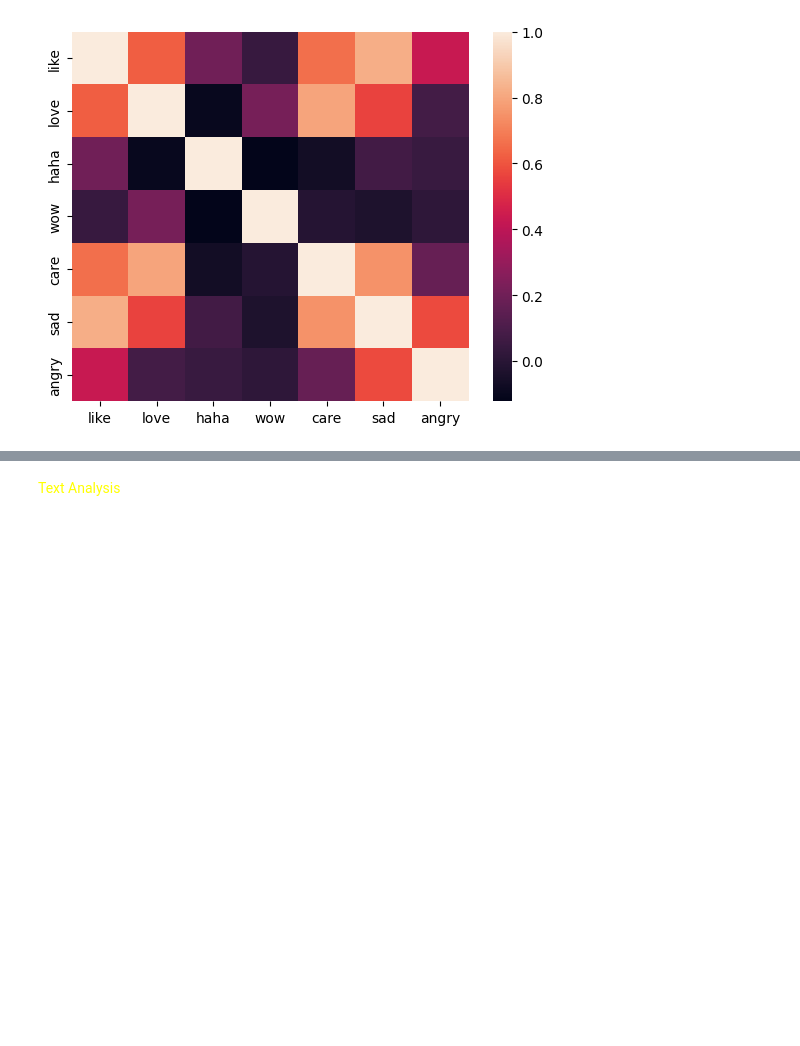
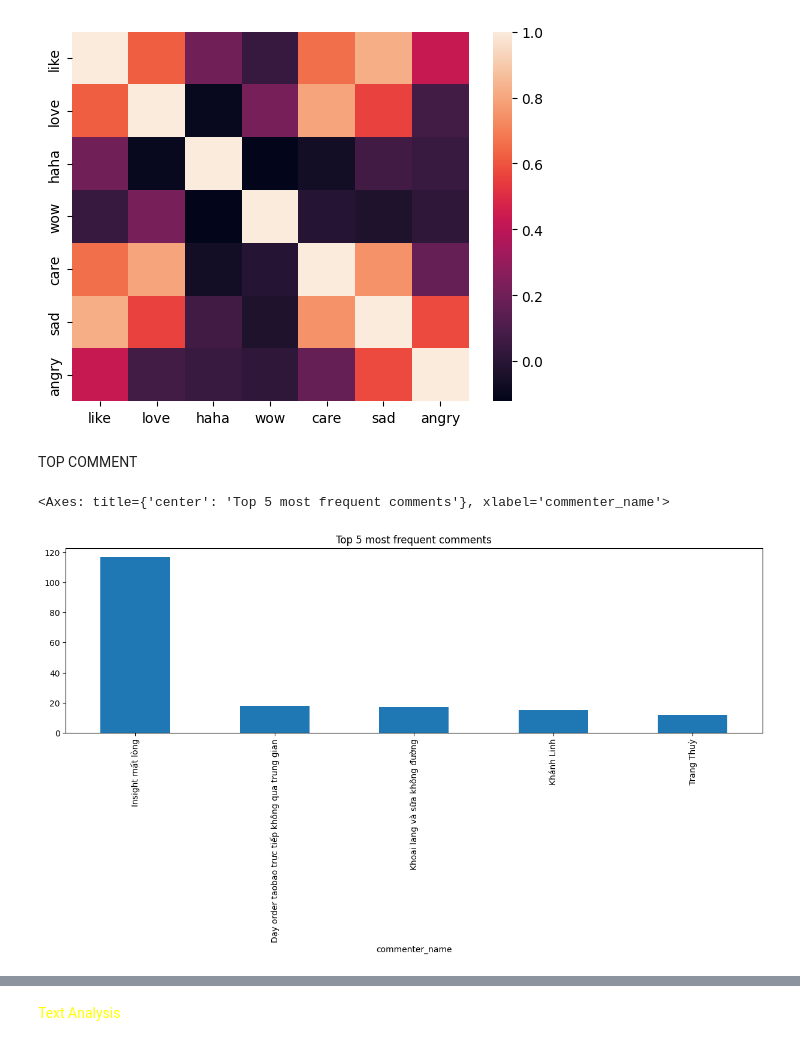
Before and after one commit to nguyenduchuyiu/facebook_analysis, a Jupyter notebook: Analyze_Data.ipynb, the cells around one changed output, grey strips where cells are left out. Cells and saved outputs as stored; diff of their text form; code cells hidden in the pictures; blank space fills up the shorter version.

```diff
--- a/Analyze_Data.ipynb
+++ b/Analyze_Data.ipynb
@@ -53,13 +53,3 @@ pd.concat([df, df['hour']], axis=1)
 | 98 | 696933902531082 | Giờ chỉ muốn hỏi tí là 8 mùa lá r... | NaN | 2023-11-16 20:30:41 | 1700141441 | https://scontent.fhan14-4.fna.fbc... | NaN | NaN | 60 | 14 | ... |
 | 99 | 696841339207005 | Tóm tắt các tập Harry Potter tron... | NaN | 2023-11-16 17:46:16 | 1700131576 | https://scontent.fhan14-1.fna.fbc... | NaN | NaN | 131 | 84 | ... |
 100 rows × 24 columns
-# %%
-comment_texts = []
-comments_full = df['comments_full'].dropna(axis=0)
-
-for post in comments_full:
-    for commment_part in post.split(','):
-        if commment_part.startswith(' \'comment_text\''):
-            comment_texts.append(commment_part[18:-1])
-
-comment_texts
@@ -83,0 +56,32 @@ comment_texts
+# %%
+# Seperate commnents from commnents_full
+comment_list = [[],[],[],[]]
+comments_full = df['comments_full'].dropna(axis=0)
+
+for post in comments_full:
+    for commment_part in post.split(', \''):
+
+        id_it = commment_part.find('commenter_id')
+        name_it = commment_part.find('commenter_name')
+        text_it = commment_part.find('comment_text')
+        time_it = commment_part.find('comment_time')
+
+        if id_it != -1 :
+            pos = id_it + len('commenter_id') + 4
+            comment_list[0].append(commment_part[pos:-1])
+        if name_it != -1:
+            pos = name_it + len('commenter_name') + 4
+            comment_list[1].append(commment_part[pos:-1])
+        if text_it != -1:
+            pos = text_it + len('comment_text') + 4
+            comment_list[2].append(commment_part[pos:-1])
+        if time_it != -1:
+            pos = time_it + len('comment_time') + 3
+            comment_list[3].append(commment_part[pos:])
+
+comment_df = pd.DataFrame(comment_list, index=['commenter_id','commenter_name',
+                                               'comment_text', 'comment_time']).transpose()
+
+comment_df['comment_time'] = comment_df['comment_time'].apply(lambda x : eval(x))
+comment_df['comment_time'].apply(lambda x : x.strftime("%Y-%m-%d %H:%M:%S"))
+comment_df['comment_time']
@@ -136,3 +155,11 @@ sns.heatmap(reactions.corr())
 # %% [output]
 <Axes: >
 [figure]
+# %% [markdown]
+TOP COMMENT
+# %%
+plt.title('Top 5 most frequent comments')
+comment_df['commenter_name'].value_counts().sort_values(ascending=False).head(5).plot(kind='bar', figsize=(15,4))
+# %% [output]
+<Axes: title={'center': 'Top 5 most frequent comments'}, xlabel='commenter_name'>
+[figure, added]
```
Also changed, not shown: parts of 11 cells of this notebook.
